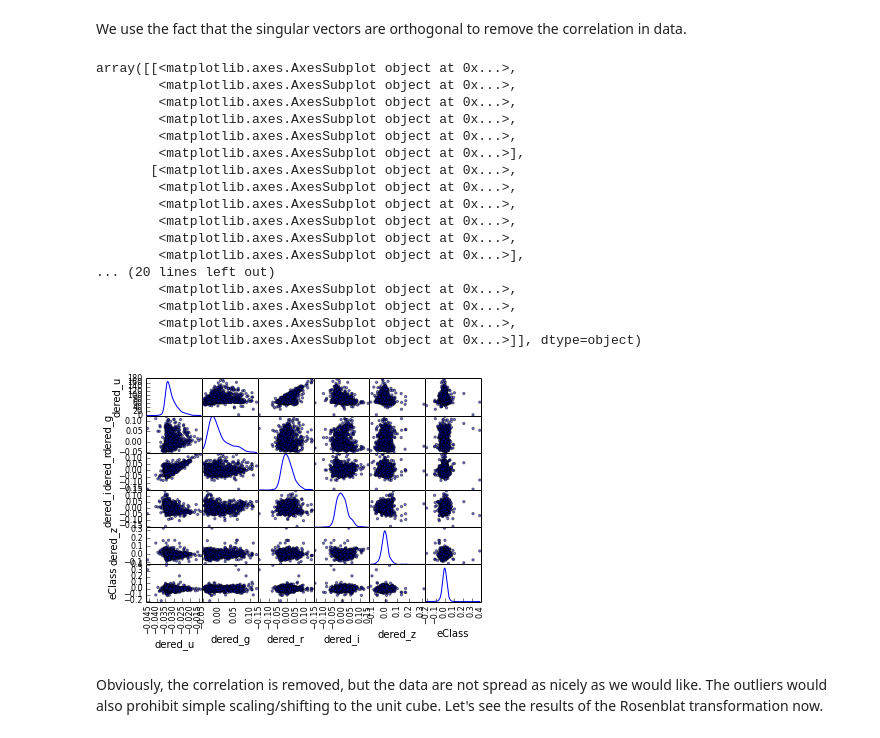
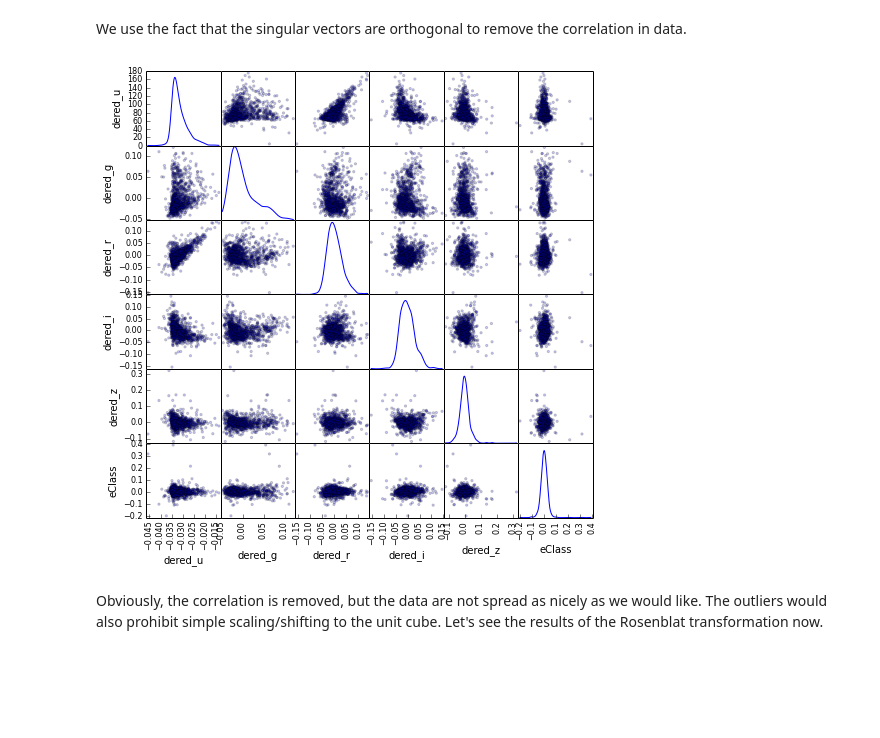
Before and after one commit to mlocs/ipython-nb, a Jupyter notebook: Rosenblatt Transformation.ipynb, the cells around one changed output. Saved outputs shown, nothing was run; the diff lists cells and outputs as text; code cells hidden in the pictures; blank space fills up the shorter version.

```diff
--- a/Rosenblatt Transformation.ipynb
+++ b/Rosenblatt Transformation.ipynb
@@ -12,14 +12,20 @@ import scipy.io.arff
 import sklearn as sk
 import pandas as pd
 from pandas.tools.plotting import scatter_matrix
+# %%
+def plot_scatter(data, colnames):
+    """ Create a nice looking scatter plot"""
+    df = pd.DataFrame(data, columns=colnames)
+    _ = scatter_matrix(df, alpha=0.2, figsize=(8,8), diagonal='kde', )
 # %% [markdown]
 We will use [statsmodels](http://statsmodels.sourceforge.net/devel/generated/statsmodels.nonparametric.kernel_density.KDEMultivariate.html) to compute CDFs and [pandas](http://pandas.pydata.org/pandas-docs/stable/visualization.html) for visualization.
 
 First we need to read data. This step is rather obvious.
 # %%
 # read a small portion
-(data, meta) = sp.io.arff.loadarff('/path/to/file/DR5_MGS_ugrizeC_train.60000.arff')
+(data, meta) = sp.io.arff.loadarff('/home/perun/Documents/workspace/sg-online-learning/data/DR5/DR5_MGS_ugrizeC_train.60000.arff')
 data = np.array(map(list, data))
 size = 1000 # data.shape[0] # here we take only the first 1000 entries to be faster.
 dim = data.shape[1]-1 # dimensionality
+colnames = meta.names()[:dim]
 dat = data[:size, :dim] # the last column contains labels
@@ -84,27 +54,9 @@ array([[<matplotlib.axes.AxesSubplot object at 0x...>,
 We use the fact that the singular vectors are orthogonal to remove the correlation in data.
 # %%
 U,_,_ = sp.linalg.svd(dat, full_matrices=False) # I don't need the full sizexsize matrix
-dat_orthog_df = pd.DataFrame(U, columns=meta.names()[:dim])
-scatter_matrix(dat_orthog_df, diagonal='kde')
+plot_scatter(U, colnames)
 # %% [output]
-array([[<matplotlib.axes.AxesSubplot object at 0x...>,
-        <matplotlib.axes.AxesSubplot object at 0x...>,
-        <matplotlib.axes.AxesSubplot object at 0x...>,
-        <matplotlib.axes.AxesSubplot object at 0x...>,
-        <matplotlib.axes.AxesSubplot object at 0x...>,
-        <matplotlib.axes.AxesSubplot object at 0x...>],
-       [<matplotlib.axes.AxesSubplot object at 0x...>,
-        <matplotlib.axes.AxesSubplot object at 0x...>,
-        <matplotlib.axes.AxesSubplot object at 0x...>,
-        <matplotlib.axes.AxesSubplot object at 0x...>,
-        <matplotlib.axes.AxesSubplot object at 0x...>,
-        <matplotlib.axes.AxesSubplot object at 0x...>],
-... (20 lines left out)
-        <matplotlib.axes.AxesSubplot object at 0x...>,
-        <matplotlib.axes.AxesSubplot object at 0x...>,
-        <matplotlib.axes.AxesSubplot object at 0x...>,
-        <matplotlib.axes.AxesSubplot object at 0x...>]], dtype=object)
-[figure, old version]
+[figure, new version]
 # %% [markdown]
 Obviously, the correlation is removed, but the data are not spread as nicely as we would like. The outliers would also prohibit simple scaling/shifting to the unit cube. Let's see the results of the Rosenblat transformation now.
 # %%
```
Also changed, not shown: parts of 5 cells of this notebook.
